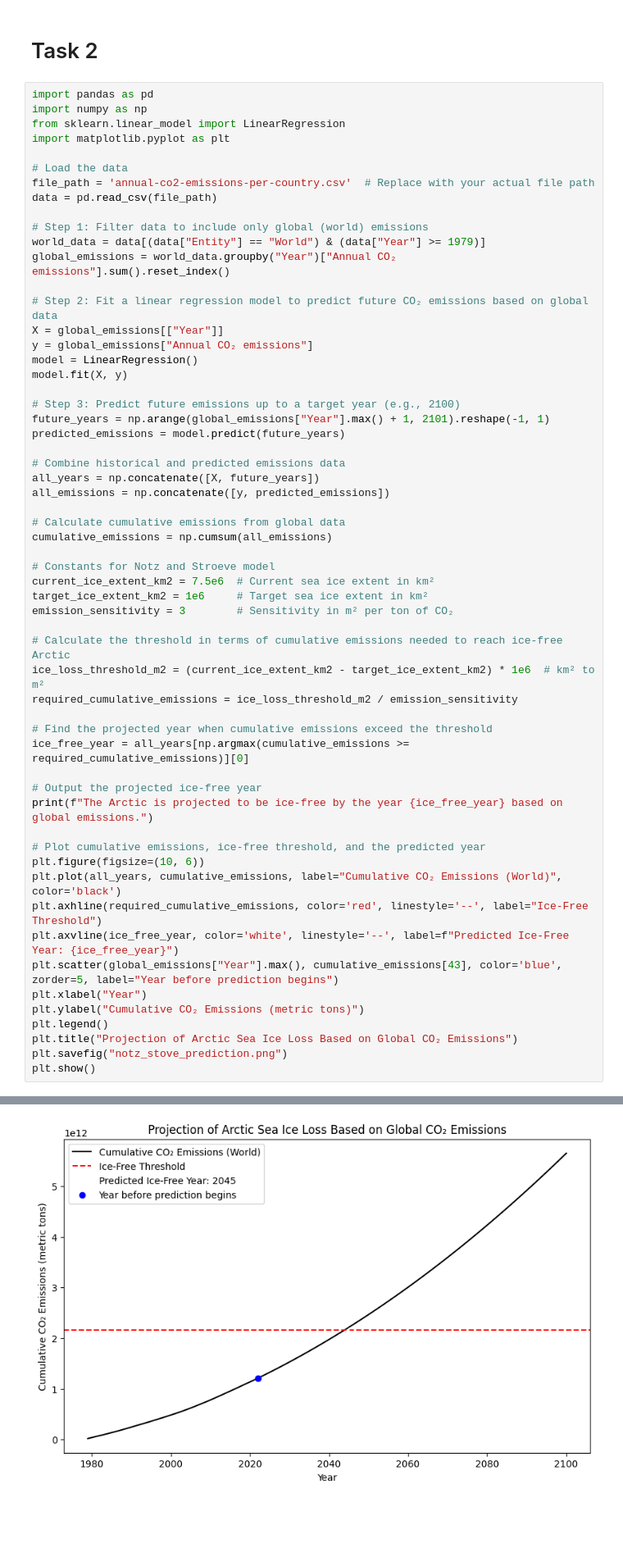
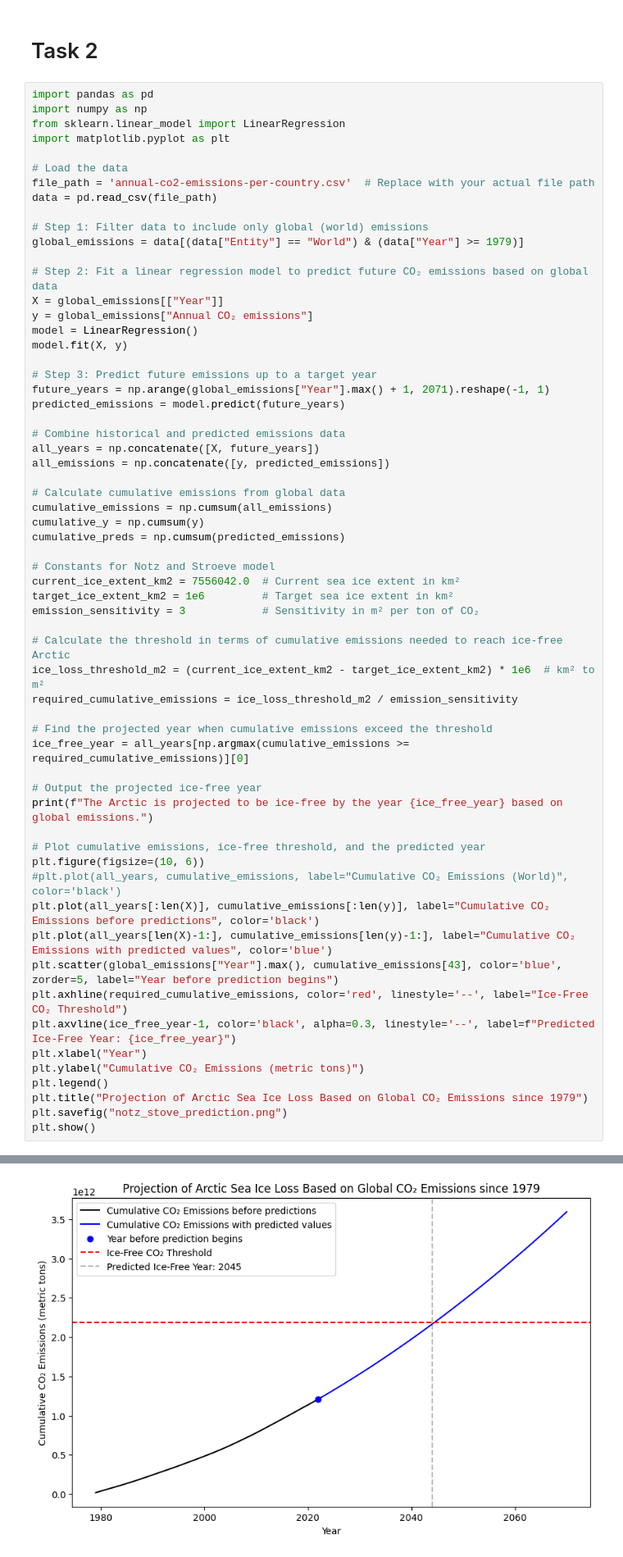
Before and after one commit to MathiasDamsgaard/Remote_Sensing_Arctic, a Jupyter notebook: data_analysis.ipynb, the cells around one changed output, grey strips where cells are left out. Shown at 82% size. Drawn from its saved outputs; the diff is of its cells as text; blank space fills up the shorter version.

Commit message:
Updated plot

```diff
--- a/data_analysis.ipynb
+++ b/data_analysis.ipynb
@@ -64,8 +64,7 @@ file_path = 'annual-co2-emissions-per-country.csv'  # Replace with your actual f
 data = pd.read_csv(file_path)
 
 # Step 1: Filter data to include only global (world) emissions
-world_data = data[(data["Entity"] == "World") & (data["Year"] >= 1979)]
-global_emissions = world_data.groupby("Year")["Annual CO₂ emissions"].sum().reset_index()
+global_emissions = data[(data["Entity"] == "World") & (data["Year"] >= 1979)]
 
 # Step 2: Fit a linear regression model to predict future CO₂ emissions based on global data
 X = global_emissions[["Year"]]
@@ -73,44 +72,48 @@ y = global_emissions["Annual CO₂ emissions"]
 model = LinearRegression()
 model.fit(X, y)
 
-# Step 3: Predict future emissions up to a target year (e.g., 2100)
-future_years = np.arange(global_emissions["Year"].max() + 1, 2101).reshape(-1, 1)
+# Step 3: Predict future emissions up to a target year
+future_years = np.arange(global_emissions["Year"].max() + 1, 2071).reshape(-1, 1)
 predicted_emissions = model.predict(future_years)
 
 # Combine historical and predicted emissions data
 all_years = np.concatenate([X, future_years])
 all_emissions = np.concatenate([y, predicted_emissions])
 
 # Calculate cumulative emissions from global data
 cumulative_emissions = np.cumsum(all_emissions)
+cumulative_y = np.cumsum(y)
+cumulative_preds = np.cumsum(predicted_emissions)
 
 # Constants for Notz and Stroeve model
-current_ice_extent_km2 = 7.5e6  # Current sea ice extent in km²
-target_ice_extent_km2 = 1e6     # Target sea ice extent in km²
-emission_sensitivity = 3        # Sensitivity in m² per ton of CO₂
+current_ice_extent_km2 = 7556042.0  # Current sea ice extent in km²
+target_ice_extent_km2 = 1e6         # Target sea ice extent in km²
+emission_sensitivity = 3            # Sensitivity in m² per ton of CO₂
 
 # Calculate the threshold in terms of cumulative emissions needed to reach ice-free Arctic
 ice_loss_threshold_m2 = (current_ice_extent_km2 - target_ice_extent_km2) * 1e6  # km² to m²
 required_cumulative_emissions = ice_loss_threshold_m2 / emission_sensitivity
 
 # Find the projected year when cumulative emissions exceed the threshold
 ice_free_year = all_years[np.argmax(cumulative_emissions >= required_cumulative_emissions)][0]
 
 # Output the projected ice-free year
 print(f"The Arctic is projected to be ice-free by the year {ice_free_year} based on global emissions.")
 
 # Plot cumulative emissions, ice-free threshold, and the predicted year
 plt.figure(figsize=(10, 6))
-plt.plot(all_years, cumulative_emissions, label="Cumulative CO₂ Emissions (World)", color='black')
-plt.axhline(required_cumulative_emissions, color='red', linestyle='--', label="Ice-Free Threshold")
-plt.axvline(ice_free_year, color='white', linestyle='--', label=f"Predicted Ice-Free Year: {ice_free_year}")
+#plt.plot(all_years, cumulative_emissions, label="Cumulative CO₂ Emissions (World)", color='black')
+plt.plot(all_years[:len(X)], cumulative_emissions[:len(y)], label="Cumulative CO₂ Emissions before predictions", color='black')
+plt.plot(all_years[len(X)-1:], cumulative_emissions[len(y)-1:], label="Cumulative CO₂ Emissions with predicted values", color='blue')
 plt.scatter(global_emissions["Year"].max(), cumulative_emissions[43], color='blue', zorder=5, label="Year before prediction begins")
+plt.axhline(required_cumulative_emissions, color='red', linestyle='--', label="Ice-Free CO₂ Threshold")
+plt.axvline(ice_free_year-1, color='black', alpha=0.3, linestyle='--', label=f"Predicted Ice-Free Year: {ice_free_year}")
 plt.xlabel("Year")
 plt.ylabel("Cumulative CO₂ Emissions (metric tons)")
 plt.legend()
-plt.title("Projection of Arctic Sea Ice Loss Based on Global CO₂ Emissions")
+plt.title("Projection of Arctic Sea Ice Loss Based on Global CO₂ Emissions since 1979")
 plt.savefig("notz_stove_prediction.png")
 plt.show()
 # %% [output]
 The Arctic is projected to be ice-free by the year 2045 based on global emissions.
-[figure, old version]
+[figure, new version]
```
Also changed, not shown: parts of 1 cell of this notebook, 1 other file.
